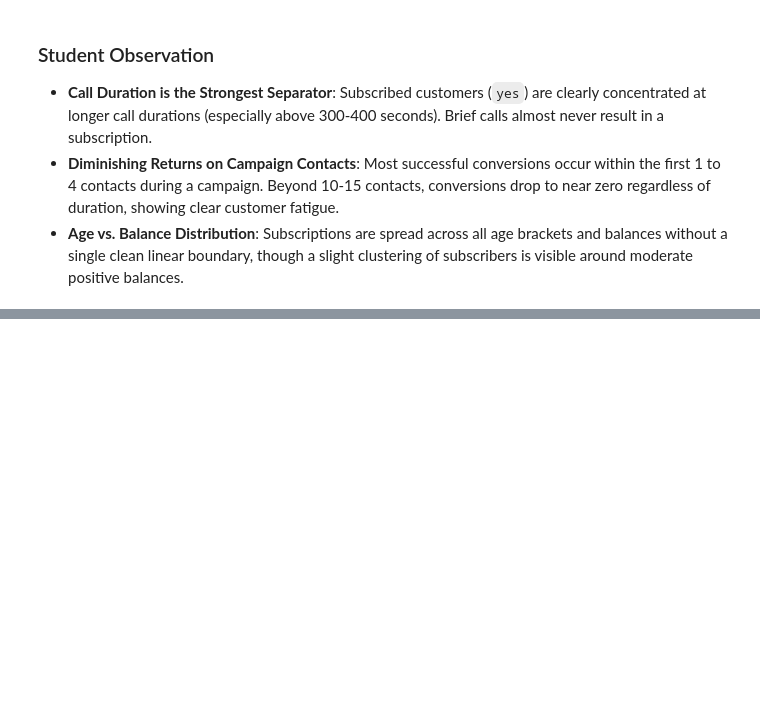
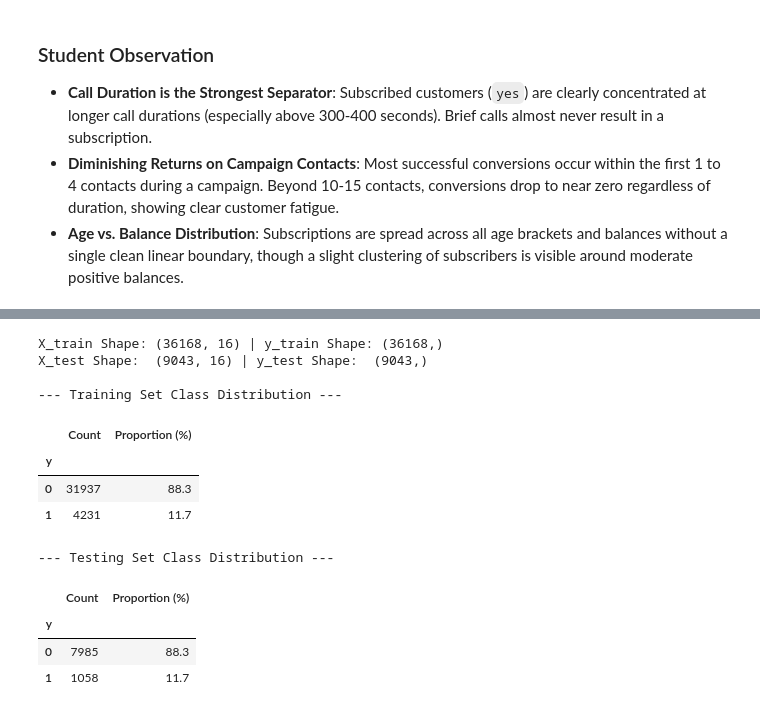
Before and after one commit to Sanjay1266/ML_Case_study, a Jupyter notebook: notebooks/classification.ipynb, the cells around one changed output, grey strips where cells are left out. Cells and saved outputs as stored; diff of their text form; code cells hidden in the pictures; blank space fills up the shorter version.

Commit message:
define features, split data, and build preprocessing pipeline

```diff
--- a/notebooks/classification.ipynb
+++ b/notebooks/classification.ipynb
@@ -469,0 +476,11 @@ plt.show()
+# %%
+# Feature matrix X and target series y
+X = df.drop(columns=["y"])
+
+# Encode target variable
+y = df["y"].map({"no": 0, "yes": 1})
+
+print("Feature Matrix (X) Shape:", X.shape)
+print("Target Series (y) Shape: ", y.shape)
+print("\nTarget Value Distribution (Encoded):")
+display(y.value_counts(dropna=False).to_frame(name="Count"))
@@ -469,0 +522,38 @@ plt.show()
+# %%
+# Stratified 80:20 split
+X_train, X_test, y_train, y_test = train_test_split(
+    X,
+    y,
+    test_size=0.20,
+    random_state=RANDOM_STATE,
+    stratify=y
+)
+
+print(f"X_train Shape: {X_train.shape} | y_train Shape: {y_train.shape}")
+print(f"X_test Shape:  {X_test.shape} | y_test Shape:  {y_test.shape}")
+
+print("\n--- Training Set Class Distribution ---")
+display(pd.DataFrame({
+    "Count": y_train.value_counts(),
+    "Proportion (%)": (y_train.value_counts(normalize=True) * 100).round(2)
+}))
+
+print("\n--- Testing Set Class Distribution ---")
+display(pd.DataFrame({
+    "Count": y_test.value_counts(),
+    "Proportion (%)": (y_test.value_counts(normalize=True) * 100).round(2)
+}))
+# %% [output]
+X_train Shape: (36168, 16) | y_train Shape: (36168,)
+X_test Shape:  (9043, 16) | y_test Shape:  (9043,)
+
+--- Training Set Class Distribution ---
+|  | Count | Proportion (%) |
+| y |  |  |
+| 0 | 31937 | 88.3 |
+| 1 | 4231 | 11.7 |
+--- Testing Set Class Distribution ---
+|  | Count | Proportion (%) |
+| y |  |  |
+| 0 | 7985 | 88.3 |
+| 1 | 1058 | 11.7 |
```
Also changed, not shown: parts of 7 cells of this notebook.
